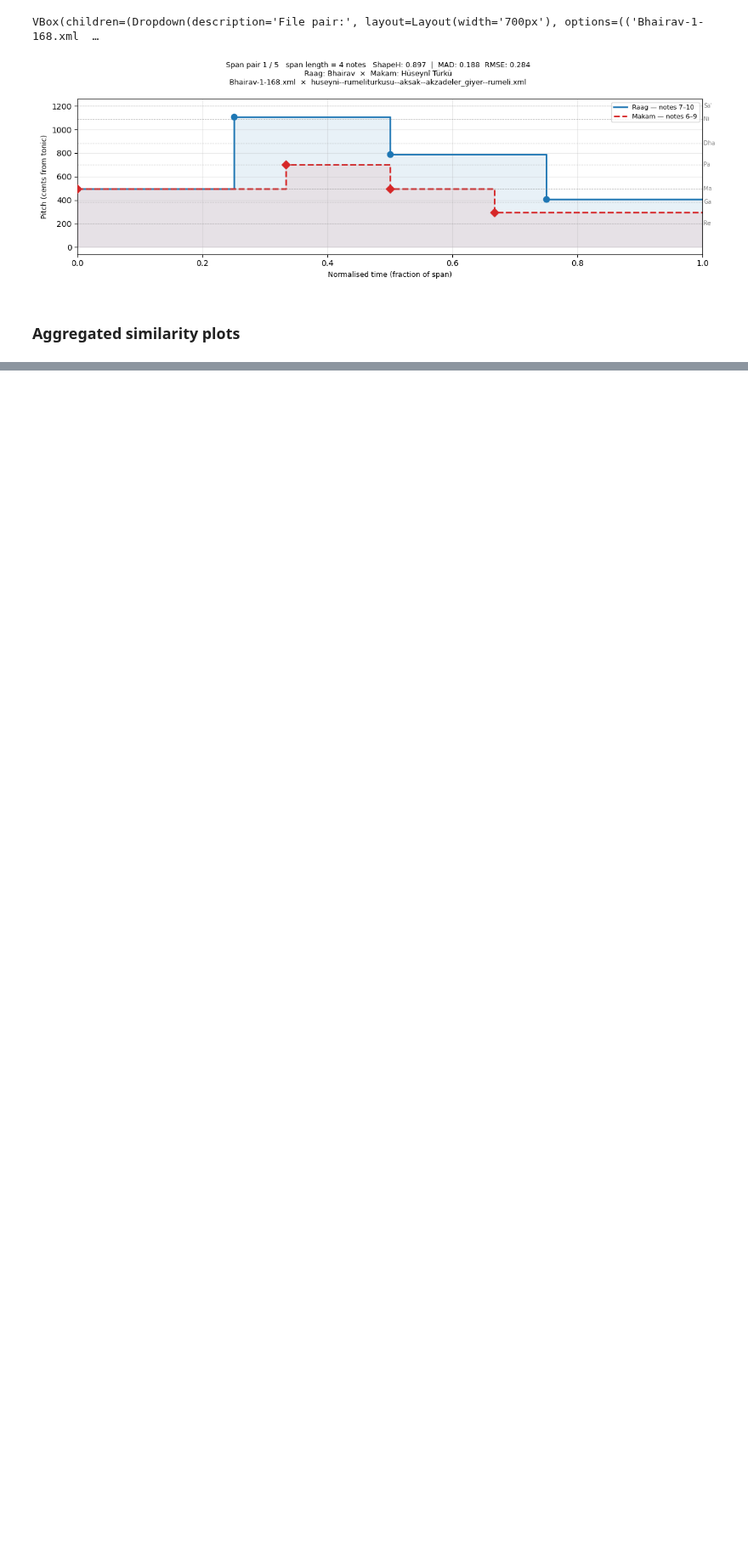
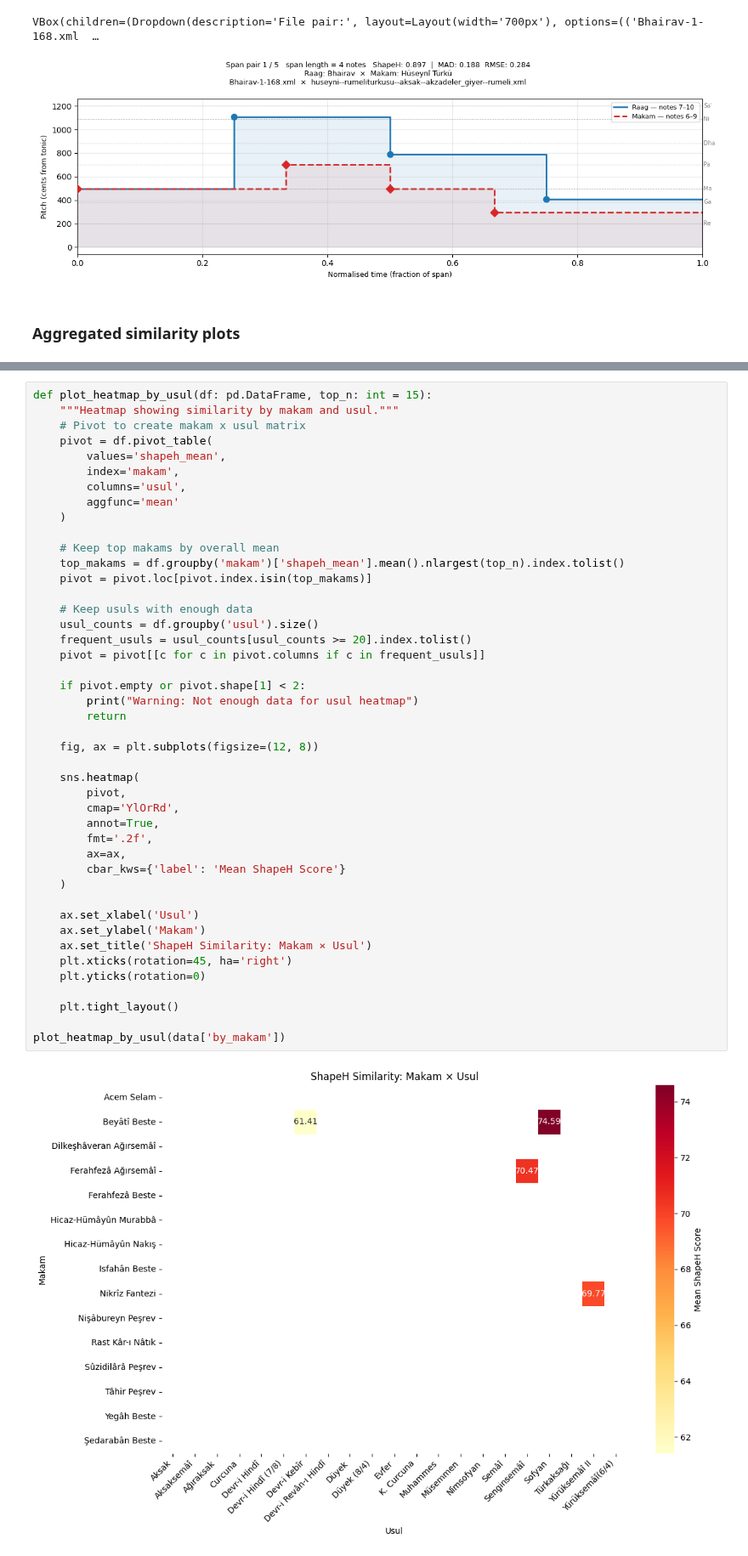
Before and after one commit to Sangarshanan/makam-and-ragas, a Jupyter notebook: phrase-similarity.ipynb, the cells around one changed output, grey strips where cells are left out. Shown at 85% size. Cells and saved outputs as stored; diff of their text form; blank space fills up the shorter version.

```diff
--- a/phrase-similarity.ipynb
+++ b/phrase-similarity.ipynb
@@ -533,0 +621,46 @@ plt.show()
+# %%
+def plot_heatmap_by_usul(df: pd.DataFrame, top_n: int = 15):
+    """Heatmap showing similarity by makam and usul."""
+    # Pivot to create makam x usul matrix
+    pivot = df.pivot_table(
+        values='shapeh_mean',
+        index='makam',
+        columns='usul',
+        aggfunc='mean'
+    )
+
+    # Keep top makams by overall mean
+    top_makams = df.groupby('makam')['shapeh_mean'].mean().nlargest(top_n).index.tolist()
+    pivot = pivot.loc[pivot.index.isin(top_makams)]
+
+    # Keep usuls with enough data
+    usul_counts = df.groupby('usul').size()
+    frequent_usuls = usul_counts[usul_counts >= 20].index.tolist()
+    pivot = pivot[[c for c in pivot.columns if c in frequent_usuls]]
+
+    if pivot.empty or pivot.shape[1] < 2:
+        print("Warning: Not enough data for usul heatmap")
+        return
+
+    fig, ax = plt.subplots(figsize=(12, 8))
+
+    sns.heatmap(
+        pivot,
+        cmap='YlOrRd',
+        annot=True,
+        fmt='.2f',
+        ax=ax,
+        cbar_kws={'label': 'Mean ShapeH Score'}
+    )
+
+    ax.set_xlabel('Usul')
+    ax.set_ylabel('Makam')
+    ax.set_title('ShapeH Similarity: Makam × Usul')
+    plt.xticks(rotation=45, ha='right')
+    plt.yticks(rotation=0)
+
+    plt.tight_layout()
+
+plot_heatmap_by_usul(data['by_makam'])
+# %% [output]
+[figure, added]
```
Also changed, not shown: parts of 5 cells of this notebook, 10 other files.
